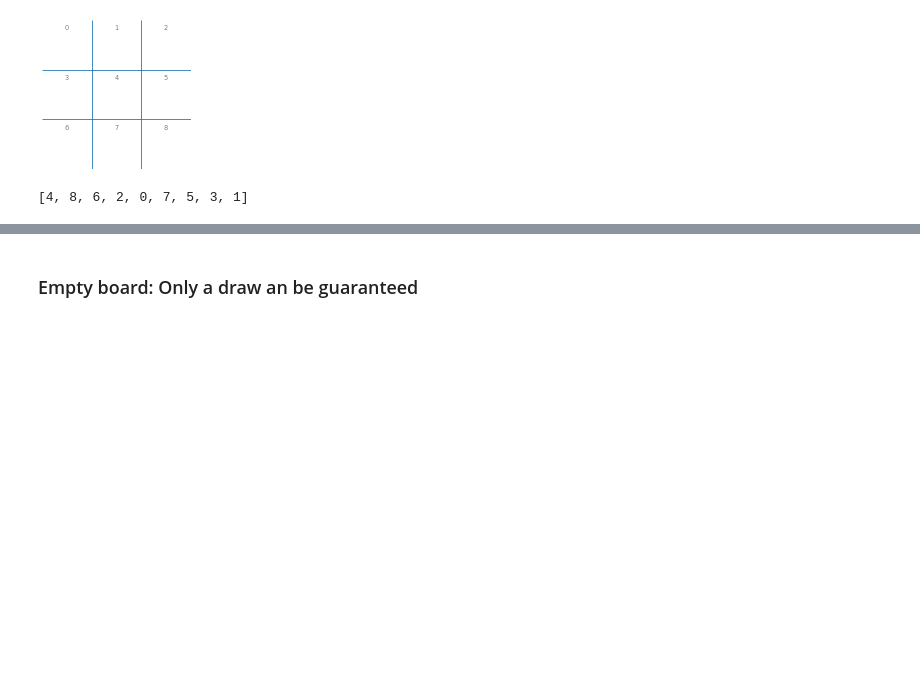
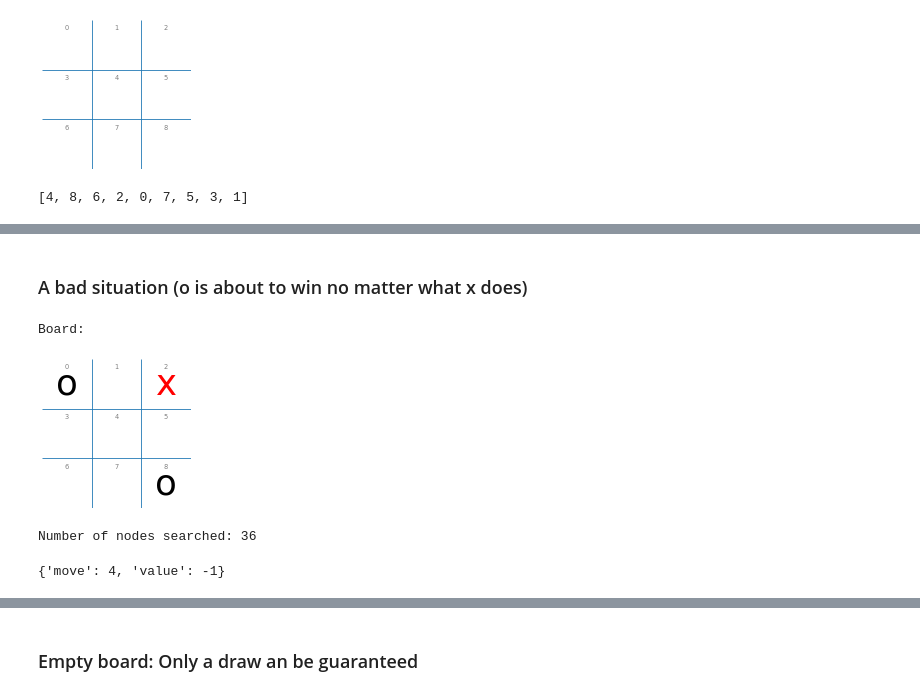
Before and after one commit to ngan23github/Advanced_Artificial_Intelligience_Group, a Jupyter notebook: Lab05/tictactoe_alpha_beta_tree_search.ipynb, the cells around one changed output, grey strips where cells are left out. Saved outputs shown, nothing was run; the diff lists cells and outputs as text; code cells hidden in the pictures; blank space fills up the shorter version.

```diff
--- a/Lab05/tictactoe_alpha_beta_tree_search.ipynb
+++ b/Lab05/tictactoe_alpha_beta_tree_search.ipynb
@@ -401,0 +446,18 @@ actions(board)
+# %% [markdown]
+### A bad situation (o is about to win no matter what x does)
+# %%
+board = empty_board()
+board[0] = 'o'
+board[2] = 'x'
+board[8] = 'o'
+
+print("Board:")
+show_board(board)
+
+print()
+%time display(alpha_beta_search(board))
+# %% [output]
+Board:
+[figure, added]
+Number of nodes searched: 36
+{'move': 4, 'value': -1}
```
Also changed, not shown: parts of 15 cells of this notebook, 8 other files.
